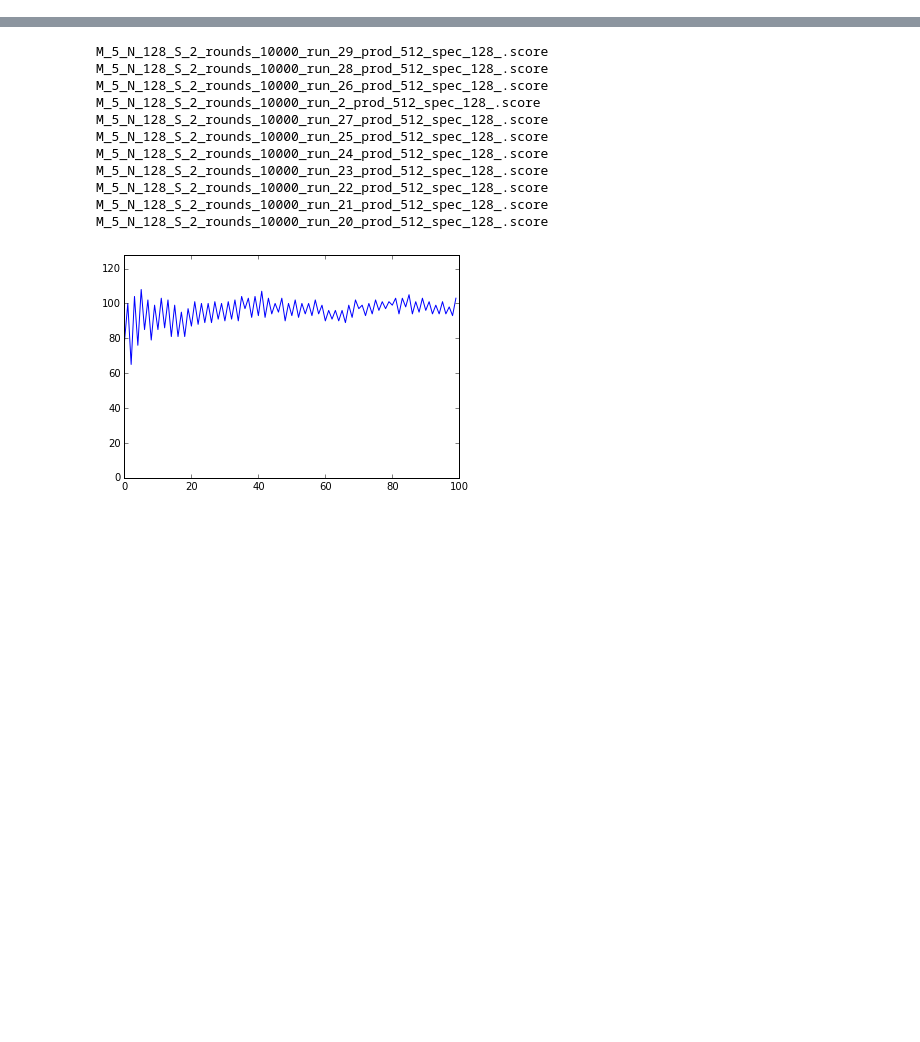
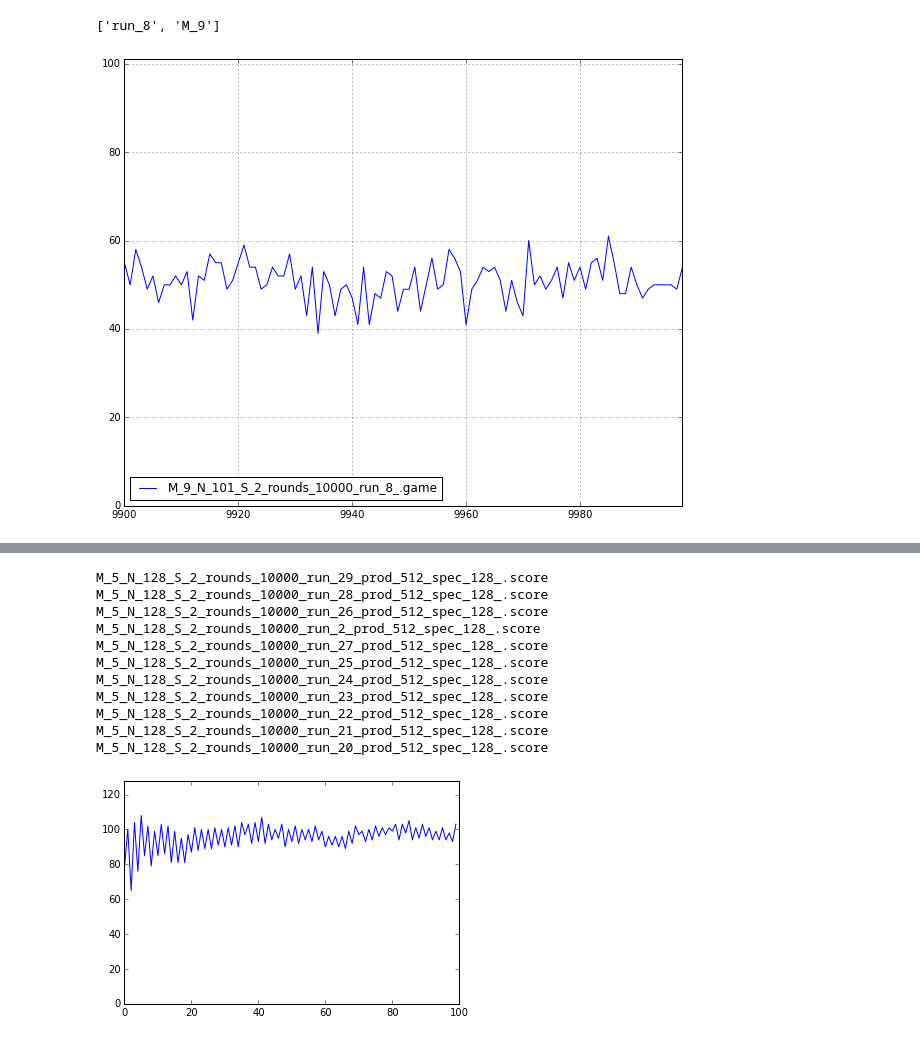
Before and after one commit to sandromehic/mingam, a Jupyter notebook: analysis/analisys.ipynb, the cells around one changed output, grey strips where cells are left out. Saved outputs shown, nothing was run; the diff lists cells and outputs as text; code cells hidden in the pictures; blank space fills up the shorter version.

```diff
--- a/analysis/analisys.ipynb
+++ b/analysis/analisys.ipynb
@@ -282,0 +287,6 @@ plotHistoryToProb(historyData, 7,['M_7', 'N_101', 'run_11'])
+# %%
+plotAtt(attData, ['N_101', 'run_8', 'M_9'], lowerLimit=9900)
+pylab.savefig('attendance_m9_n101.pdf', bbox_inches='tight')
+# %% [output]
+['run_8', 'M_9']
+[figure, added]
```
Also changed, not shown: parts of 16 cells of this notebook, 7 other files.
